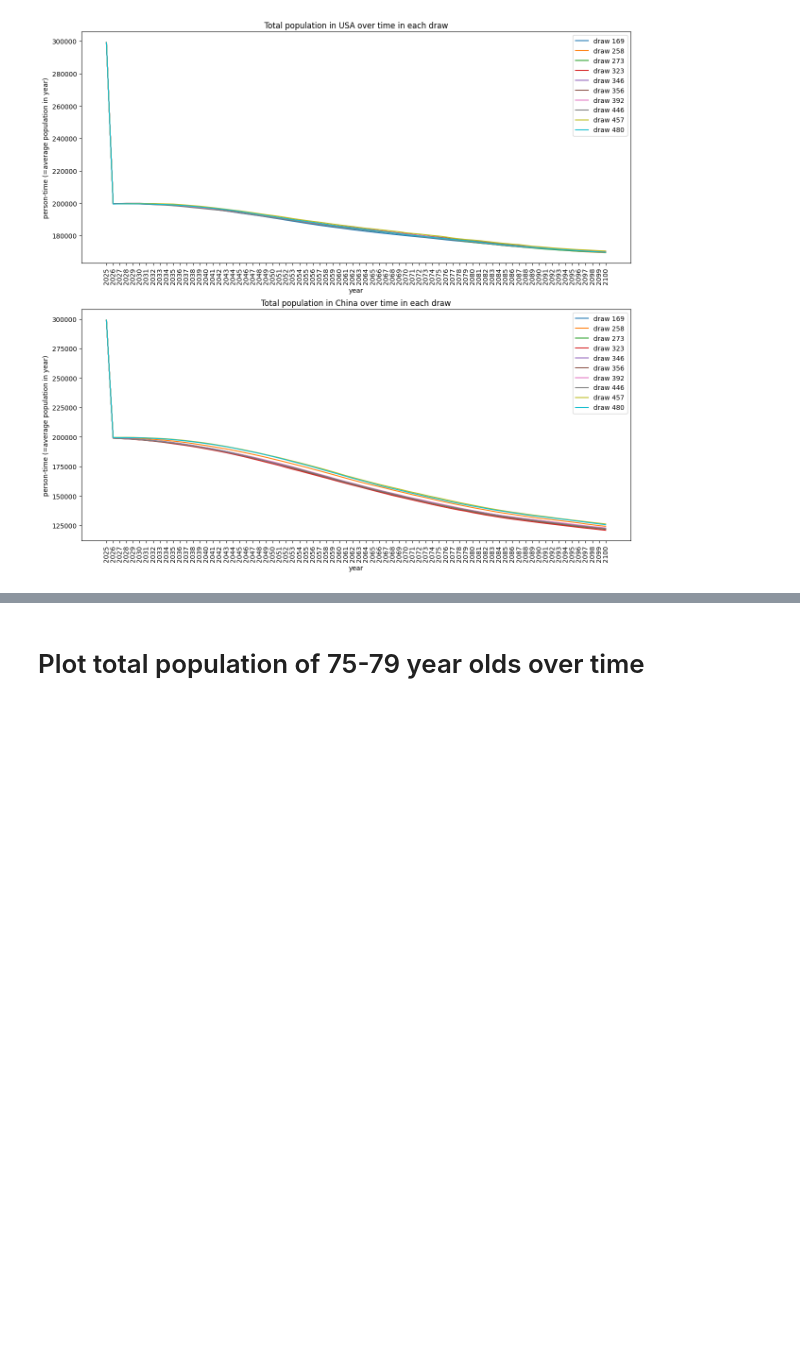
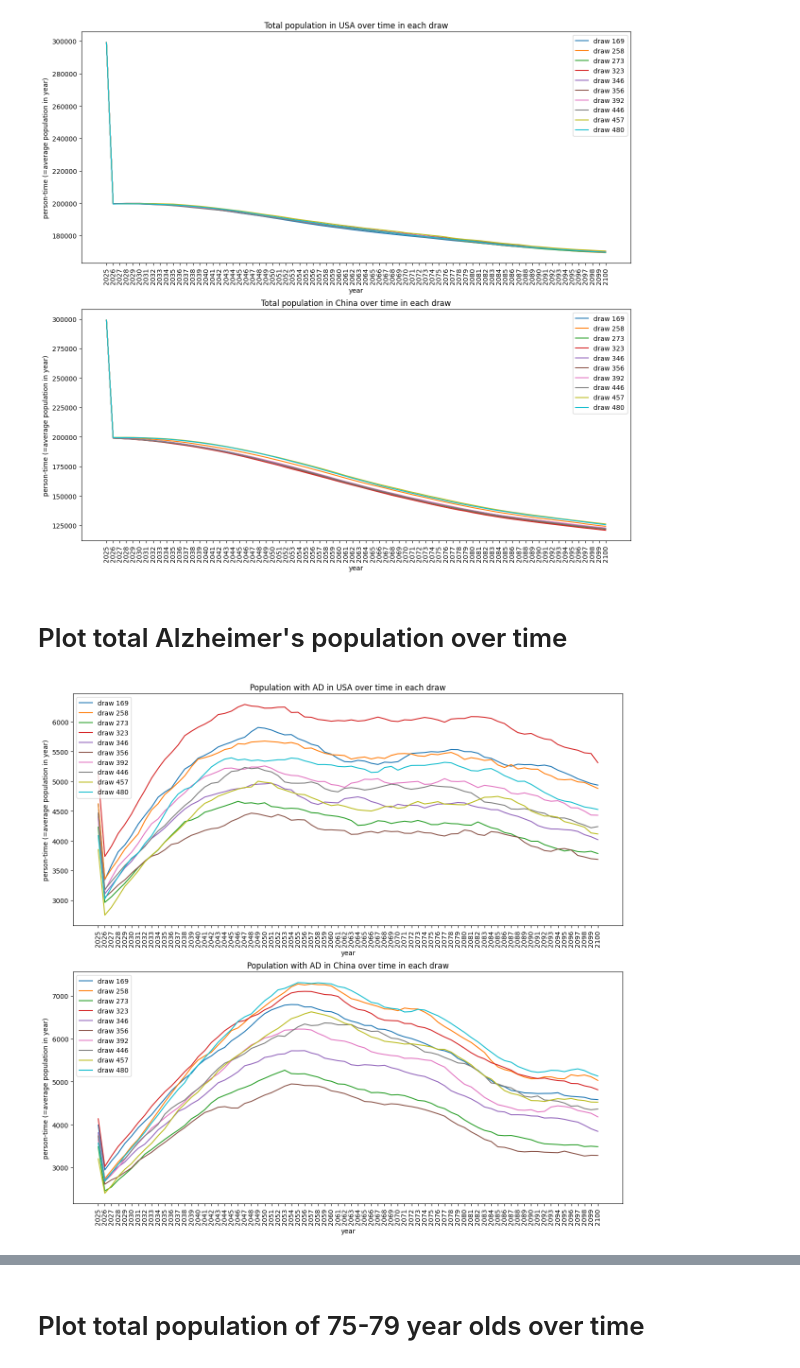
Before and after one commit to ihmeuw/vivarium_research_alzheimers, a Jupyter notebook: verification_and_validation/2025_08_08_model1_vv.ipynb, the cells around one changed output, grey strips where cells are left out. Cells and saved outputs as stored; diff of their text form; code cells hidden in the pictures; blank space fills up the shorter version.

Commit message:
plot AD population and prevalence over time

```diff
--- a/verification_and_validation/2025_08_08_model1_vv.ipynb
+++ b/verification_and_validation/2025_08_08_model1_vv.ipynb
@@ -152,7 +152,7 @@ for data, country_namme, ax in zip((usa, china), ('USA', 'China'), axs):
         data.person_time_alzheimers_disease_and_other_dementias,
         ['current_year']
     )
-    for draw in df.input_draw.unique():
+    for draw in total_pop.input_draw.unique():
         df_filtered = total_pop.query("input_draw==@draw")
         ax.plot(df_filtered.current_year, df_filtered.value, label=f'draw {draw}')
 
@@ -164,3 +164,25 @@ for data, country_namme, ax in zip((usa, china), ('USA', 'China'), axs):
 plt.show()
 # %% [output]
 [figure]
+# %% [markdown]
+# Plot total Alzheimer's population over time
+# %%
+fig, axs = plt.subplots(2, 1, figsize=(15, 14))
+
+for data, country_namme, ax in zip((usa, china), ('USA', 'China'), axs):
+    alz_pop = data.ops.stratify(
+        data.person_time_alzheimers_disease_and_other_dementias,
+        ['current_year', 'sub_entity']
+    ).query("sub_entity=='alzheimers_disease_and_other_dementias'")
+    for draw in alz_pop.input_draw.unique():
+        df_filtered = alz_pop.query("input_draw==@draw")
+        ax.plot(df_filtered.current_year, df_filtered.value, label=f'draw {draw}')
+
+    ax.tick_params(axis='x', labelrotation=90)
+    ax.set_title(f"Population with AD in {country_namme} over time in each draw")
+    ax.set_xlabel("year")
+    ax.set_ylabel("person-time (=average population in year)")
+    ax.legend()
+plt.show()
+# %% [output]
+[figure, added]
```
Also changed, not shown: parts of 10 cells of this notebook.
